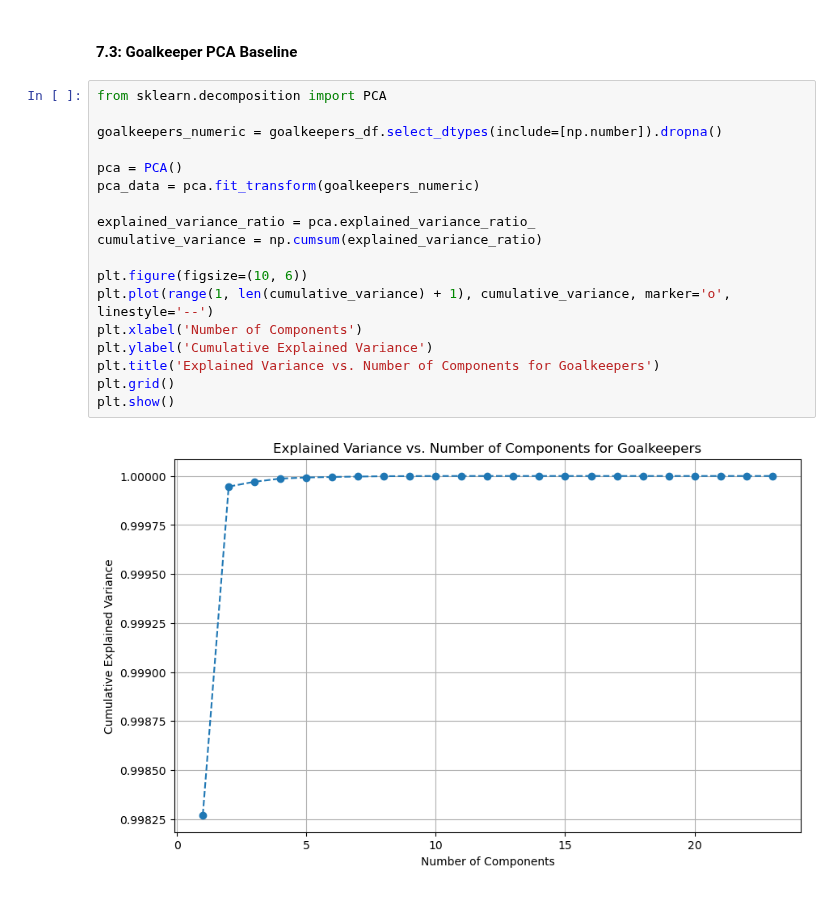
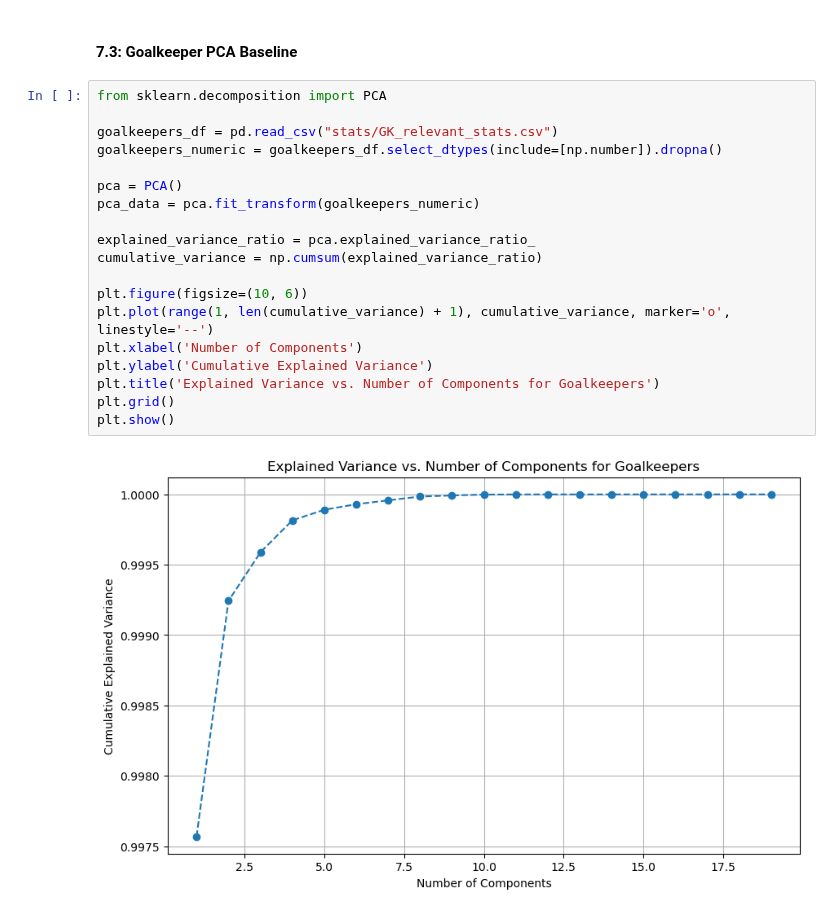
Before and after one commit to kezeani/109aproject, a Jupyter notebook: project.ipynb, the cells around one changed output. Saved outputs shown, nothing was run; the diff lists cells and outputs as text.

```diff
--- a/project.ipynb
+++ b/project.ipynb
@@ -497,23 +497,24 @@ plt.show()
 # %%
 from sklearn.decomposition import PCA
 
+goalkeepers_df = pd.read_csv("stats/GK_relevant_stats.csv")
 goalkeepers_numeric = goalkeepers_df.select_dtypes(include=[np.number]).dropna()
 
 pca = PCA()
 pca_data = pca.fit_transform(goalkeepers_numeric)
 
 explained_variance_ratio = pca.explained_variance_ratio_
 cumulative_variance = np.cumsum(explained_variance_ratio)
 
 plt.figure(figsize=(10, 6))
 plt.plot(range(1, len(cumulative_variance) + 1), cumulative_variance, marker='o', linestyle='--')
 plt.xlabel('Number of Components')
 plt.ylabel('Cumulative Explained Variance')
 plt.title('Explained Variance vs. Number of Components for Goalkeepers')
 plt.grid()
 plt.show()
 # %% [output]
-[figure, old version]
+[figure, new version]
 # %%
 
 pca_2d = PCA(n_components=2)
```
Also changed, not shown: parts of 4 cells of this notebook.
